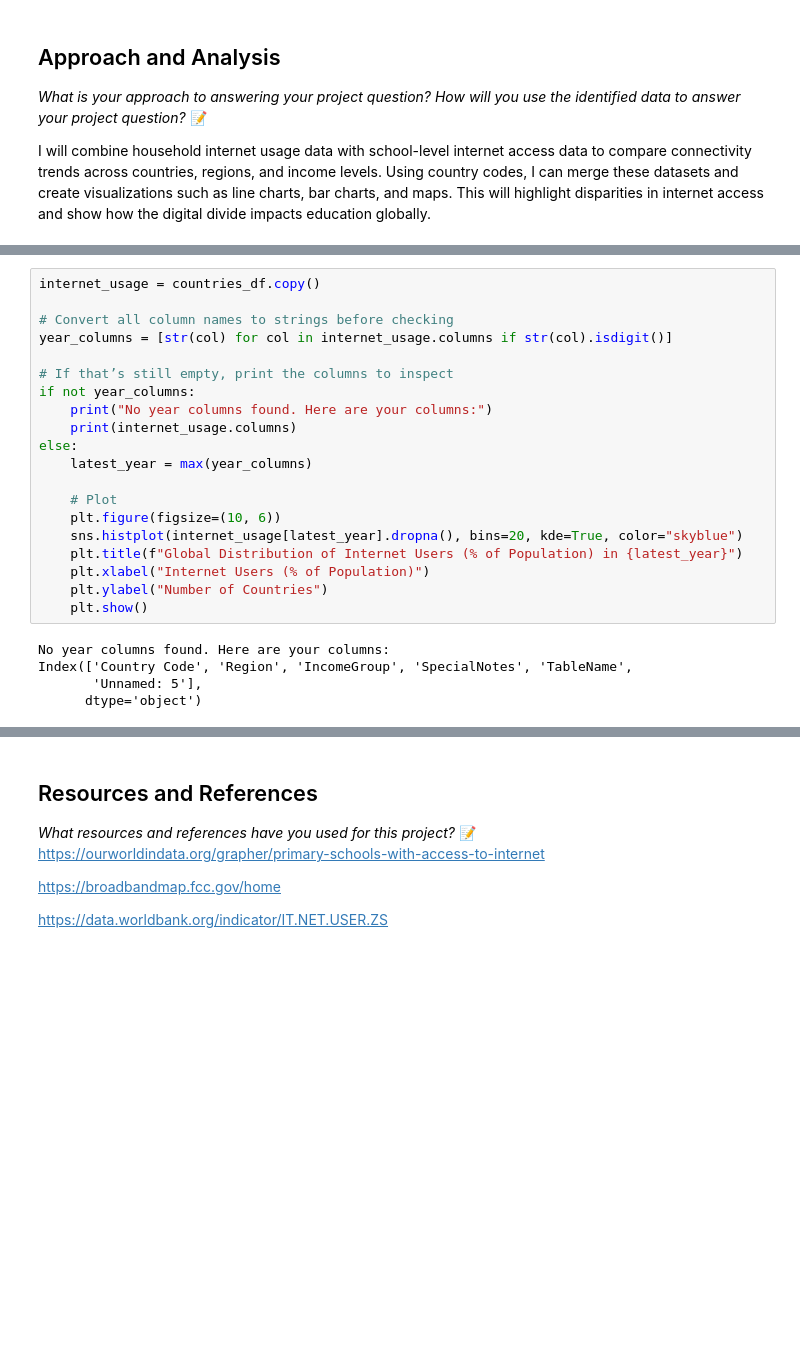
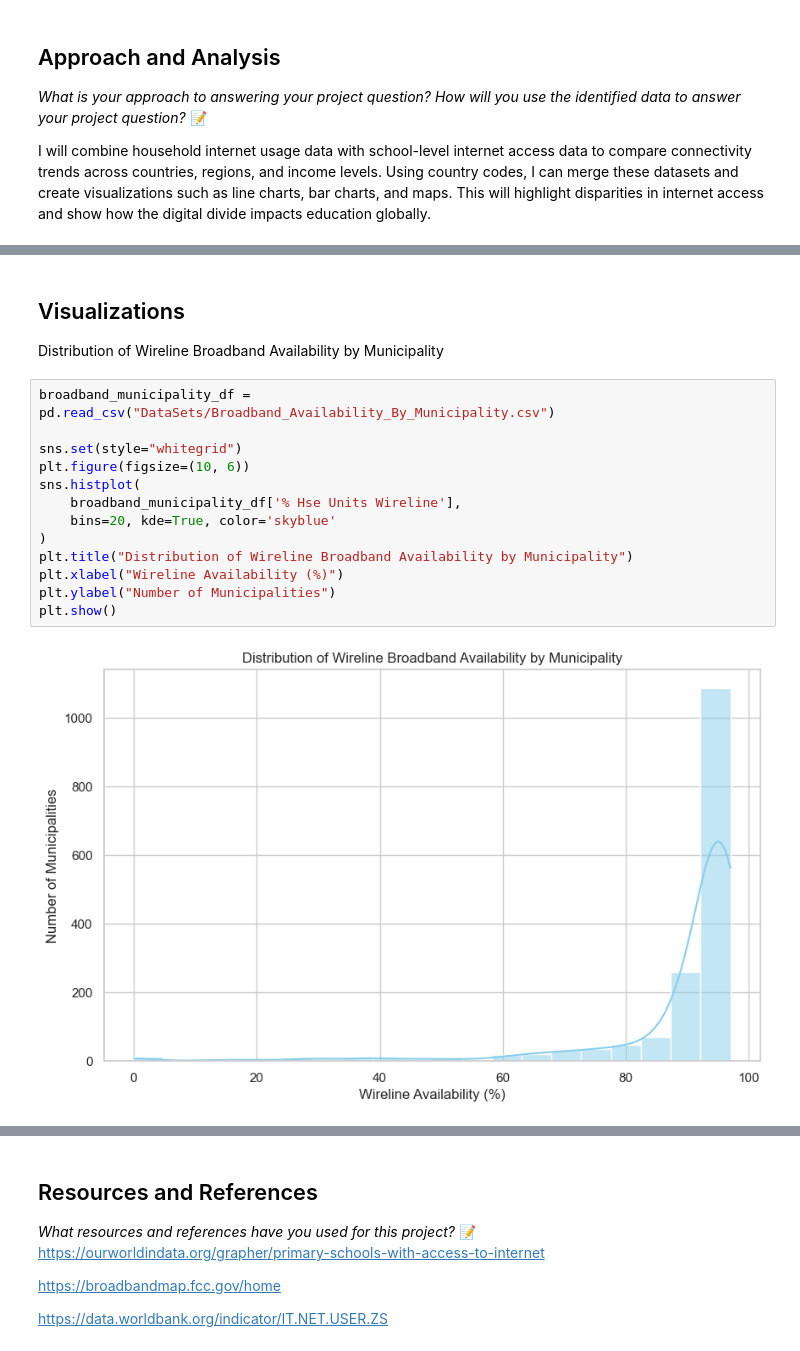
Before and after one commit to IT4063C001-Fall2025/final-project-Voegelnh, a Jupyter notebook: source.ipynb, the cells around one changed output, grey strips where cells are left out. Cells and saved outputs as stored; diff of their text form; blank space fills up the shorter version.

```diff
--- a/source.ipynb
+++ b/source.ipynb
@@ -89,25 +88,18 @@ Countries Dataset:
-# %%
-internet_usage = countries_df.copy()
-
-# Convert all column names to strings before checking
-year_columns = [str(col) for col in internet_usage.columns if str(col).isdigit()]
-
-# If that’s still empty, print the columns to inspect
-if not year_columns:
-    print("No year columns found. Here are your columns:")
-    print(internet_usage.columns)
-else:
-    latest_year = max(year_columns)
-
-    # Plot
-    plt.figure(figsize=(10, 6))
-    sns.histplot(internet_usage[latest_year].dropna(), bins=20, kde=True, color="skyblue")
-    plt.title(f"Global Distribution of Internet Users (% of Population) in {latest_year}")
-    plt.xlabel("Internet Users (% of Population)")
-    plt.ylabel("Number of Countries")
-    plt.show()
-# %% [output]
-No year columns found. Here are your columns:
-Index(['Country Code', 'Region', 'IncomeGroup', 'SpecialNotes', 'TableName',
-       'Unnamed: 5'],
-      dtype='object')
+# %% [markdown]
+## Visualizations
+Distribution of Wireline Broadband Availability by Municipality
+# %%
+broadband_municipality_df = pd.read_csv("DataSets/Broadband_Availability_By_Municipality.csv")
+
+sns.set(style="whitegrid")
+plt.figure(figsize=(10, 6))
+sns.histplot(
+    broadband_municipality_df['% Hse Units Wireline'],
+    bins=20, kde=True, color='skyblue'
+)
+plt.title("Distribution of Wireline Broadband Availability by Municipality")
+plt.xlabel("Wireline Availability (%)")
+plt.ylabel("Number of Municipalities")
+plt.show()
+# %% [output]
+[figure, added]
```
Also changed, not shown: parts of 9 cells of this notebook, 4 other files.
